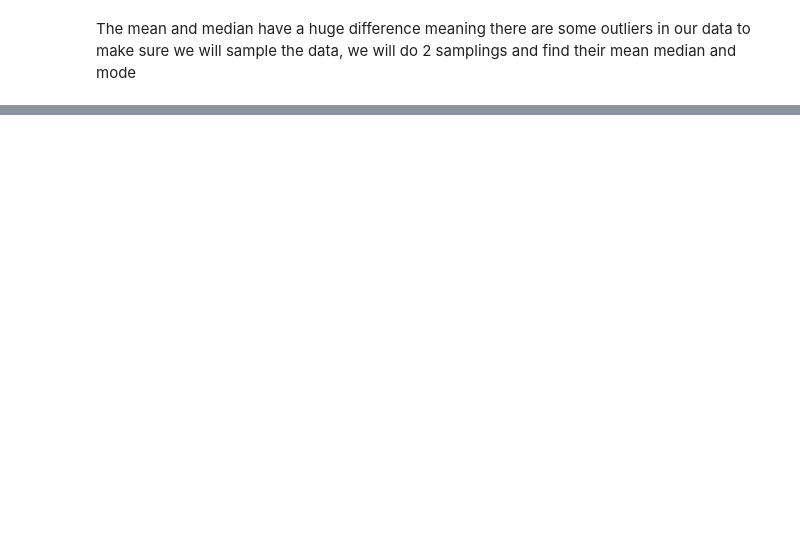
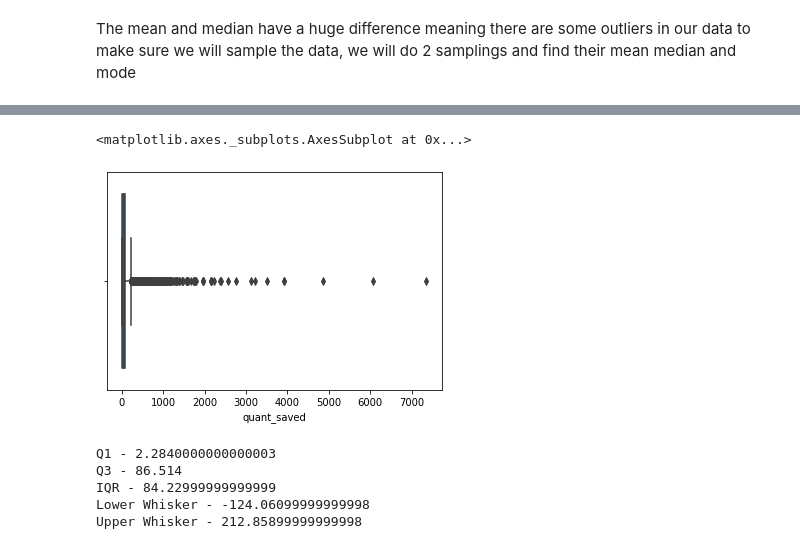
Before and after one commit to manasviKnarula/104-project, a Jupyter notebook: data_story.ipynb, the cells around one changed output, grey strips where cells are left out. Cells and saved outputs as stored; diff of their text form; code cells hidden in the pictures; blank space fills up the shorter version.

```diff
--- a/data_story.ipynb
+++ b/data_story.ipynb
@@ -112,0 +109,30 @@ The above data has a significant diffrence meaning it is scattered over a wider
+# %%
+import seaborn as sns
+
+sns.boxplot(data=df, x=df["quant_saved"])
+# %% [output]
+<matplotlib.axes._subplots.AxesSubplot at 0x...>
+[figure, added]
+# %%
+q1 = df["quant_saved"].quantile(0.25)
+q3 = df["quant_saved"].quantile(0.75)
+iqr = q3-q1
+
+print(f"Q1 - {q1}")
+print(f"Q3 - {q3}")
+print(f"IQR - {iqr}")
+
+lower_whisker = q1 - 1.5*iqr
+upper_whisker = q3 + 1.5*iqr
+
+print(f"Lower Whisker - {lower_whisker}")
+print(f"Upper Whisker - {upper_whisker}")
+
+#Creating a new DataFrame
+new_df = df[df["quant_saved"] < upper_whisker]
+# %% [output]
+Q1 - 2.2840000000000003
+Q3 - 86.514
+IQR - 84.22999999999999
+Lower Whisker - -124.06099999999998
+Upper Whisker - 212.85899999999998
```
Also changed, not shown: parts of 29 cells of this notebook.
